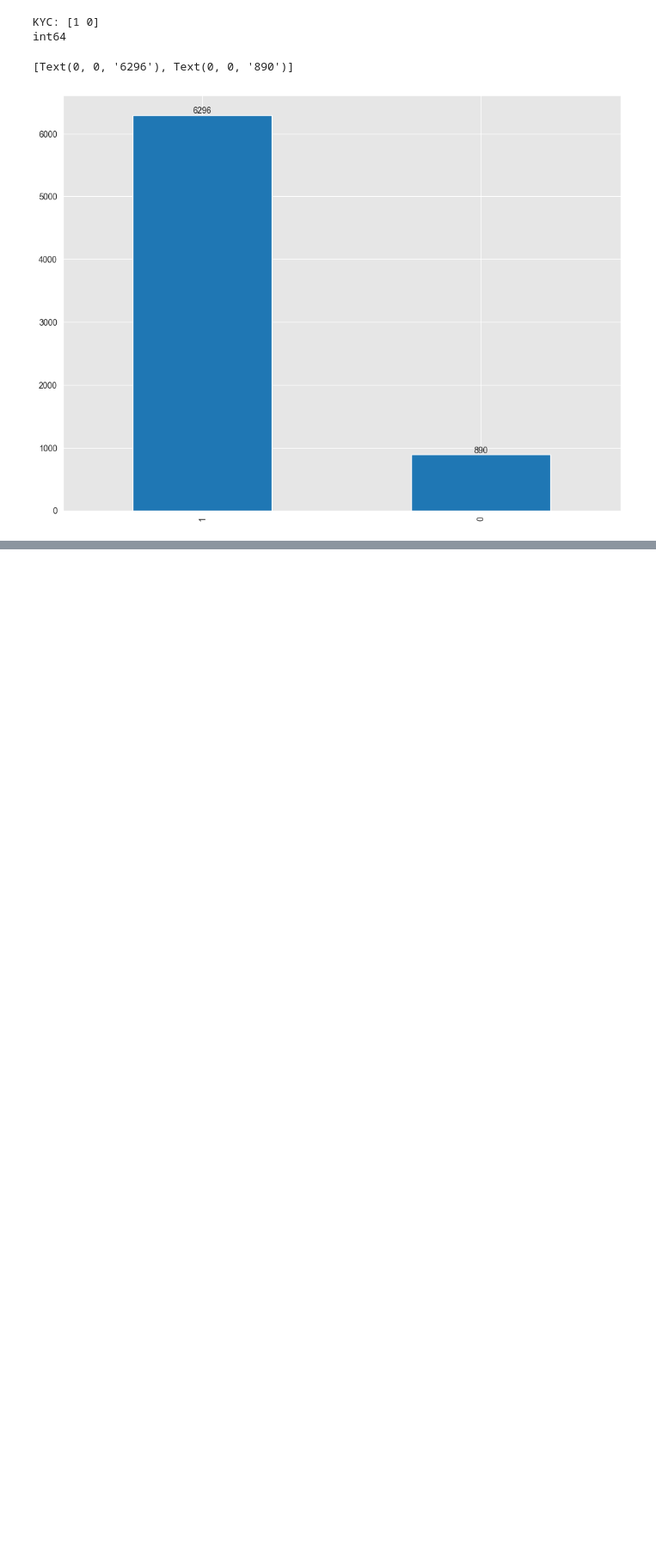
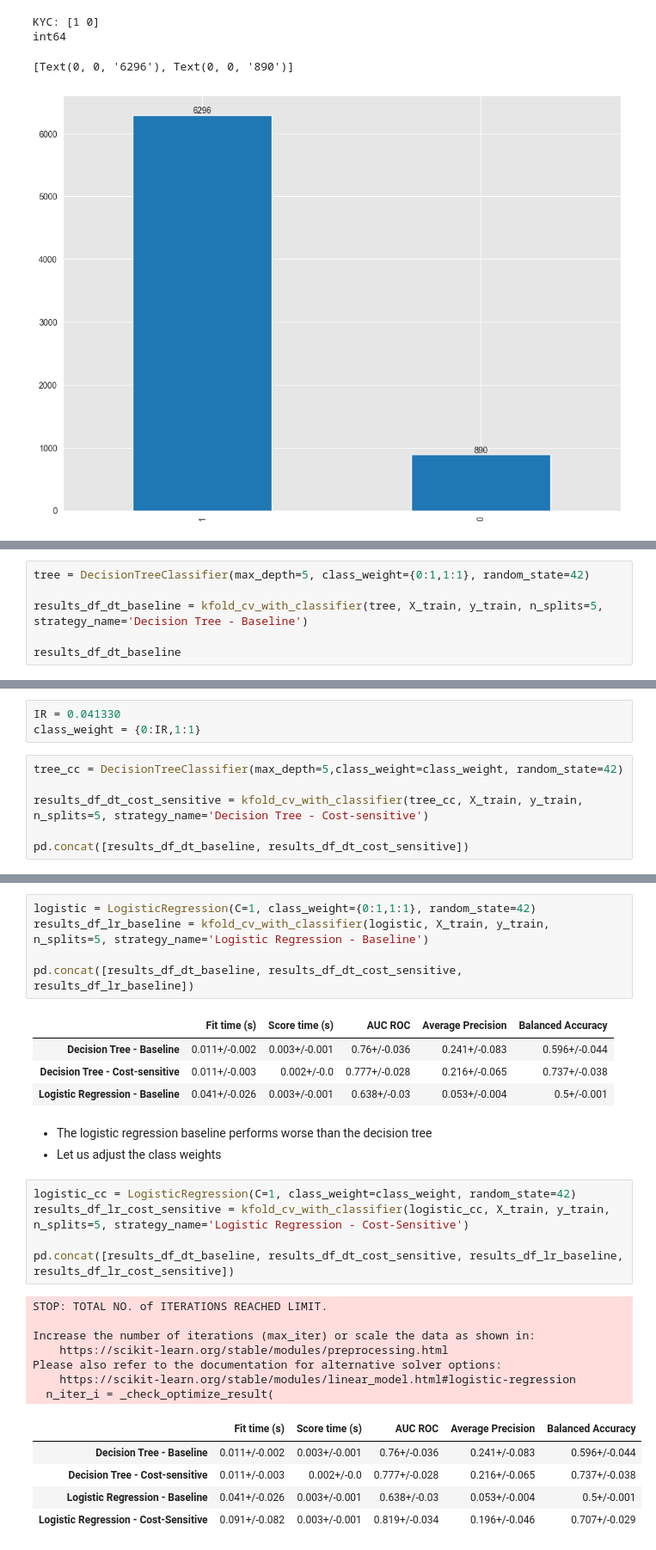
Before and after one commit to karthikvadlamani/revolut-fraudsters-detection, a Jupyter notebook: revolut_fraudsters_detection.ipynb, the cells around one changed output, grey strips where cells are left out. Shown at 86% size. Saved outputs shown, nothing was run; the diff lists cells and outputs as text; blank space fills up the shorter version.

```diff
--- a/revolut_fraudsters_detection.ipynb
+++ b/revolut_fraudsters_detection.ipynb
@@ -314,0 +356,6 @@ df_final.head()
+# %%
+tree = DecisionTreeClassifier(max_depth=5, class_weight={0:1,1:1}, random_state=42)
+
+results_df_dt_baseline = kfold_cv_with_classifier(tree, X_train, y_train, n_splits=5, strategy_name='Decision Tree - Baseline')
+
+results_df_dt_baseline
@@ -314,0 +370,9 @@ df_final.head()
+# %%
+IR = 0.041330
+class_weight = {0:IR,1:1}
+# %%
+tree_cc = DecisionTreeClassifier(max_depth=5,class_weight=class_weight, random_state=42)
+
+results_df_dt_cost_sensitive = kfold_cv_with_classifier(tree_cc, X_train, y_train, n_splits=5, strategy_name='Decision Tree - Cost-sensitive')
+
+pd.concat([results_df_dt_baseline, results_df_dt_cost_sensitive])
@@ -314,0 +387,31 @@ df_final.head()
+# %%
+logistic = LogisticRegression(C=1, class_weight={0:1,1:1}, random_state=42)
+results_df_lr_baseline = kfold_cv_with_classifier(logistic, X_train, y_train, n_splits=5, strategy_name='Logistic Regression - Baseline')
+
+pd.concat([results_df_dt_baseline, results_df_dt_cost_sensitive, results_df_lr_baseline])
+# %% [output]
+|  | Fit time (s) | Score time (s) | AUC ROC | Average Precision | Balanced Accuracy |
+| Decision Tree - Baseline | 0.011+/-0.002 | 0.003+/-0.001 | 0.76+/-0.036 | 0.241+/-0.083 | 0.596+/-0.044 |
+| Decision Tree - Cost-sensitive | 0.011+/-0.003 | 0.002+/-0.0 | 0.777+/-0.028 | 0.216+/-0.065 | 0.737+/-0.038 |
+| Logistic Regression - Baseline | 0.041+/-0.026 | 0.003+/-0.001 | 0.638+/-0.03 | 0.053+/-0.004 | 0.5+/-0.001 |
+# %% [markdown]
+- The logistic regression baseline performs worse than the decision tree
+- Let us adjust the class weights
+# %%
+logistic_cc = LogisticRegression(C=1, class_weight=class_weight, random_state=42)
+results_df_lr_cost_sensitive = kfold_cv_with_classifier(logistic_cc, X_train, y_train, n_splits=5, strategy_name='Logistic Regression - Cost-Sensitive')
+
+pd.concat([results_df_dt_baseline, results_df_dt_cost_sensitive, results_df_lr_baseline, results_df_lr_cost_sensitive])
+# %% [output]
+STOP: TOTAL NO. of ITERATIONS REACHED LIMIT.
+
+Increase the number of iterations (max_iter) or scale the data as shown in:
+    https://scikit-learn.org/stable/modules/preprocessing.html
+Please also refer to the documentation for alternative solver options:
+    https://scikit-learn.org/stable/modules/linear_model.html#logistic-regression
+  n_iter_i = _check_optimize_result(
+|  | Fit time (s) | Score time (s) | AUC ROC | Average Precision | Balanced Accuracy |
+| Decision Tree - Baseline | 0.011+/-0.002 | 0.003+/-0.001 | 0.76+/-0.036 | 0.241+/-0.083 | 0.596+/-0.044 |
+| Decision Tree - Cost-sensitive | 0.011+/-0.003 | 0.002+/-0.0 | 0.777+/-0.028 | 0.216+/-0.065 | 0.737+/-0.038 |
+| Logistic Regression - Baseline | 0.041+/-0.026 | 0.003+/-0.001 | 0.638+/-0.03 | 0.053+/-0.004 | 0.5+/-0.001 |
+| Logistic Regression - Cost-Sensitive | 0.091+/-0.082 | 0.003+/-0.001 | 0.819+/-0.034 | 0.196+/-0.046 | 0.707+/-0.029 |
```
Also changed, not shown: parts of 14 cells of this notebook.
